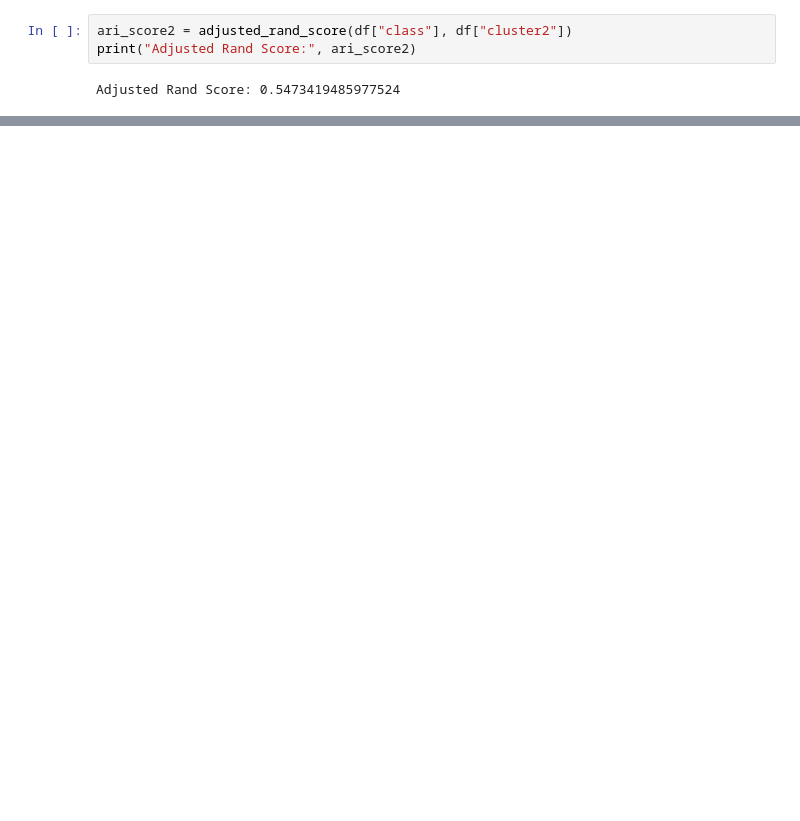
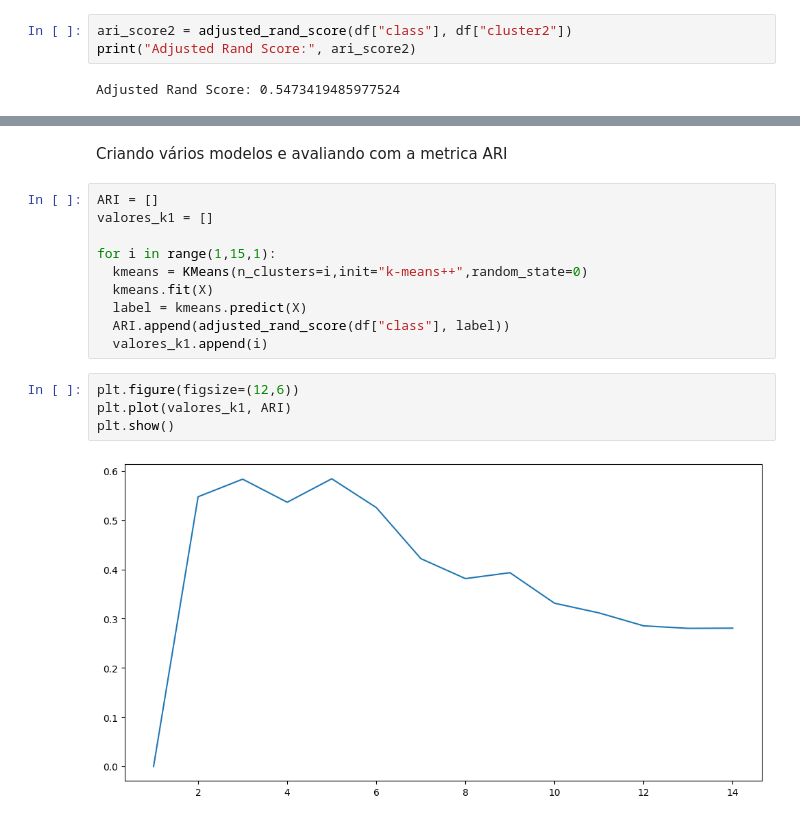
Before and after one commit to HMendesDev/Data-Science, a Jupyter notebook: KMeans.ipynb, the cells around one changed output, grey strips where cells are left out. Cells and saved outputs as stored; diff of their text form; blank space fills up the shorter version.

```diff
--- a/KMeans.ipynb
+++ b/KMeans.ipynb
@@ -266,0 +270,18 @@ Adjusted Rand Score: 0.6070224099506714
+# %% [markdown]
+Criando vários modelos e avaliando com a metrica ARI
+# %%
+ARI = []
+valores_k1 = []
+
+for i in range(1,15,1):
+  kmeans = KMeans(n_clusters=i,init="k-means++",random_state=0)
+  kmeans.fit(X)
+  label = kmeans.predict(X)
+  ARI.append(adjusted_rand_score(df["class"], label))
+  valores_k1.append(i)
+# %%
+plt.figure(figsize=(12,6))
+plt.plot(valores_k1, ARI)
+plt.show()
+# %% [output]
+[figure, added]
```
Also changed, not shown: parts of 12 cells of this notebook.
